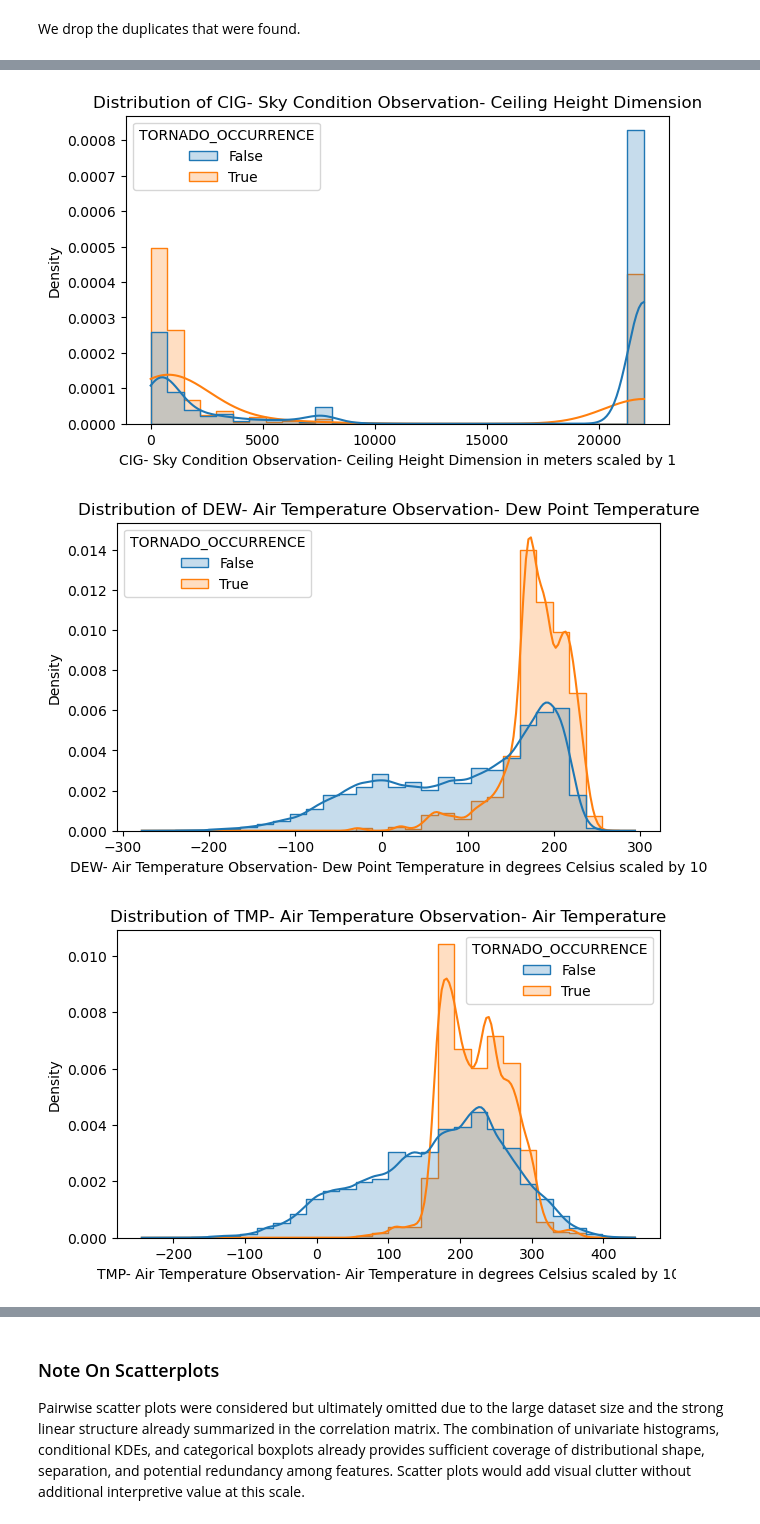
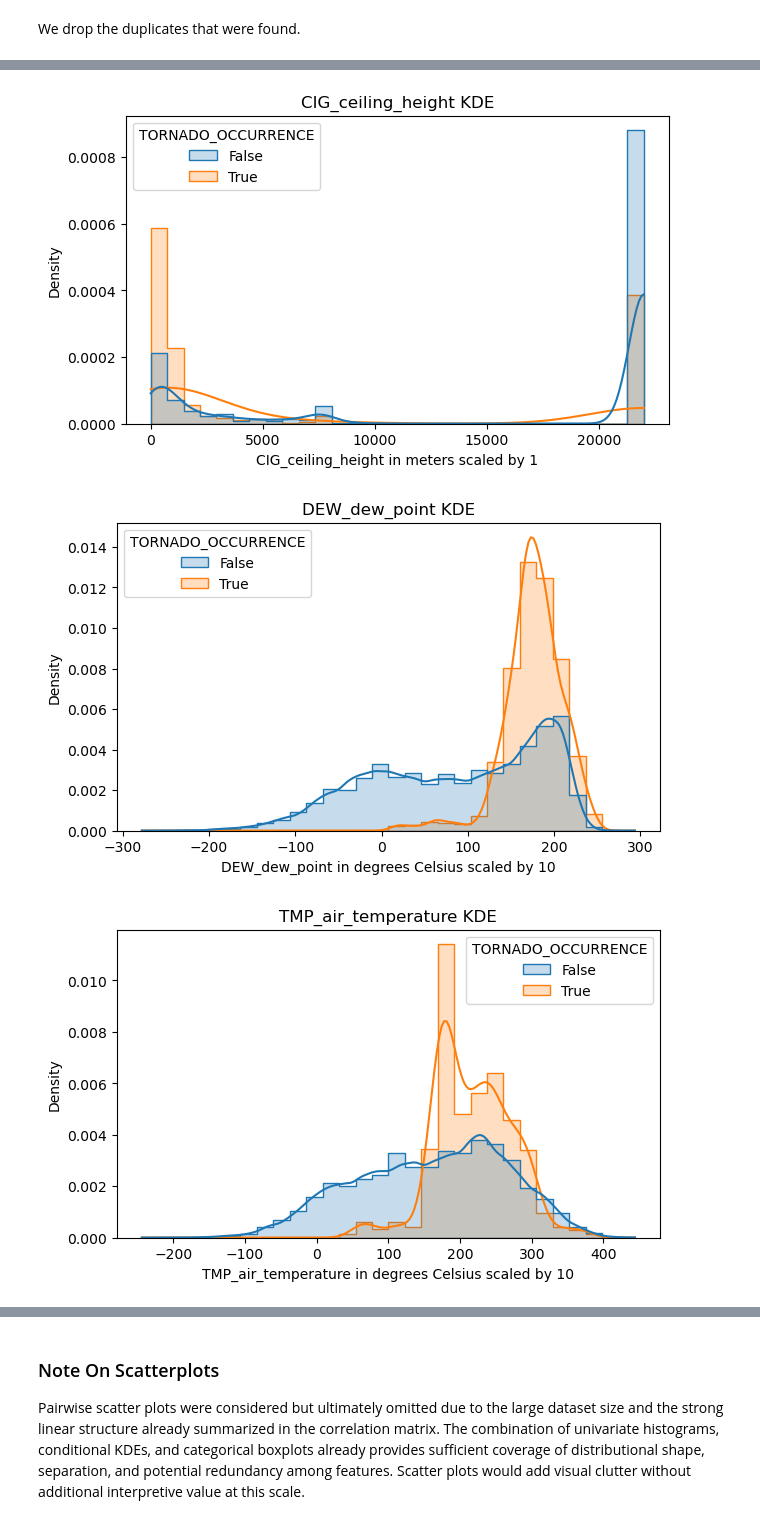
Before and after one commit to Erdos-Projects/fall-2025-predicting-tornadoes, a Jupyter notebook: notebooks/eda.ipynb, the cells around one changed output, grey strips where cells are left out. Cells and saved outputs as stored; diff of their text form; code cells hidden in the pictures.

```diff
--- a/notebooks/eda.ipynb
+++ b/notebooks/eda.ipynb
@@ -302,6 +272,7 @@ The data has 1626352 rows and 37 columns
 # %%
-## **2. Data Overview**
-### data info
-data.info()
+# Insure that 'DATE' and 'TORNADO_BEGIN_DATE_TIME' are datetime types.
+data['DATE']=pd.to_datetime(data['DATE'])
+data['TORNADO_BEGIN_DATE_TIME']=pd.to_datetime(data['TORNADO_BEGIN_DATE_TIME'])
+data.info(verbose = True)
 # %% [output]
 <class 'pandas.core.frame.DataFrame'>
@@ -532,0 +789,2 @@ Name: count, dtype: int64
+# %%
+data = condition.handle_conditional_meanings(data)
@@ -880,0 +982,15 @@ data.drop(columns=['CIG- Sky Condition Observation- Ceiling Determination Code']
+# %%
+print("before ",data['WND_direction_angle_variable_wind_direction_flag'].sum())
+additional_nan_drops = [
+    'WND_type_code',
+    'WND_speed_rate',
+    'VIS_variability_code',
+    'TMP_air_temperature',
+    'DEW_dew_point',
+    'VIS_distance'
+]
+data = data.dropna(subset=additional_nan_drops)
+
+false_variable_wind_flag = (data['WND_direction_angle_variable_wind_direction_flag'] == False)
+(data.loc[false_variable_wind_flag]).dropna(subset = ['WND_direction_angle'], inplace = True)
+print("after", data['WND_direction_angle_variable_wind_direction_flag'].sum())
@@ -1073,8 +1193,8 @@ We plot histograms for the following features:
 
 Comments and observations will follow after displaying each graph.
 # %%
+isd_float_meteor_columns = metadata.isd_float_meteor_columns
 
-links = []
 for col,vals in isd_float_meteor_columns.items():
     data[col].hist(
         bins=30,            # number of bins per histogram
@@ -1082,18 +1202,16 @@ for col,vals in isd_float_meteor_columns.items():
         color='steelblue',  # bar color
         edgecolor='black'   # border color
     )
+
     plt.xlabel(f"{vals['units']}- Scaled by {vals['scale']}")
     plt.suptitle(f"Histogram of {col}", fontsize=18)
     plt.tight_layout()
     # valid names for figure paths
-    path_friendly_1= col.split('-')[0].replace(' ','_')
-    path_friendly_2= col.split('-')[2].replace(' ','_')
-    path_friendly = path_friendly_1+path_friendly_2
-    save_to_path = pathlib.Path(f"results/eda_figures/histograms/{path_friendly}_histogram.png")
+    title = f"{col} Histogram"
+    filename = f"{col}_histogram.png"
+    save_to_path = pathlib.Path(f"results/eda_figures/histograms/{filename}")
     plt.savefig(project_root/save_to_path, dpi=300, bbox_inches='tight')
     plt.show()
-    links.append(project_root/save_to_path)
+
     plt.close()
-
-print(links)
 # %% [output]
@@ -1144,31 +1255,32 @@ To complement the univariate histograms, the following kernel density estimates
 # %%
 
 
 # Select a few weather variables to visualize
 
 
 for col,vals in isd_float_meteor_columns.items():
     plt.figure(figsize=(7,4))
     sns.histplot(
         data=data,
         x=col,
         hue='TORNADO_OCCURRENCE',
         bins=30,
         kde=True,
         element='step',
         stat='density',
         common_norm=False
     )
-    plt.title(f"Distribution of {col}")
+    title = f"{col} KDE"
+    filename = f"{col}_kde.png"
+    plt.title(title)
     plt.xlabel(f"{col} in {vals['units']} scaled by {vals['scale']}")
     plt.ylabel("Density")
-    path_friendly= col.replace('-','_').replace(' ','')
-    save_to_path = pathlib.Path(f"results/eda_figures/sns_density_histograms/{path_friendly}_sns_density_hist.png")
+    save_to_path = pathlib.Path(f"results/eda_figures/sns_density_histograms/{filename}")
     plt.savefig(project_root/save_to_path, dpi=300, bbox_inches='tight')
     plt.show()
 
     plt.close()
 # %% [output]
-[figure, old version]
+[figure, new version]
-[figure, old version]
+[figure, new version]
-[figure, old version]
+[figure, new version]
```
Also changed, not shown: parts of 87 cells of this notebook, 6 other files.
